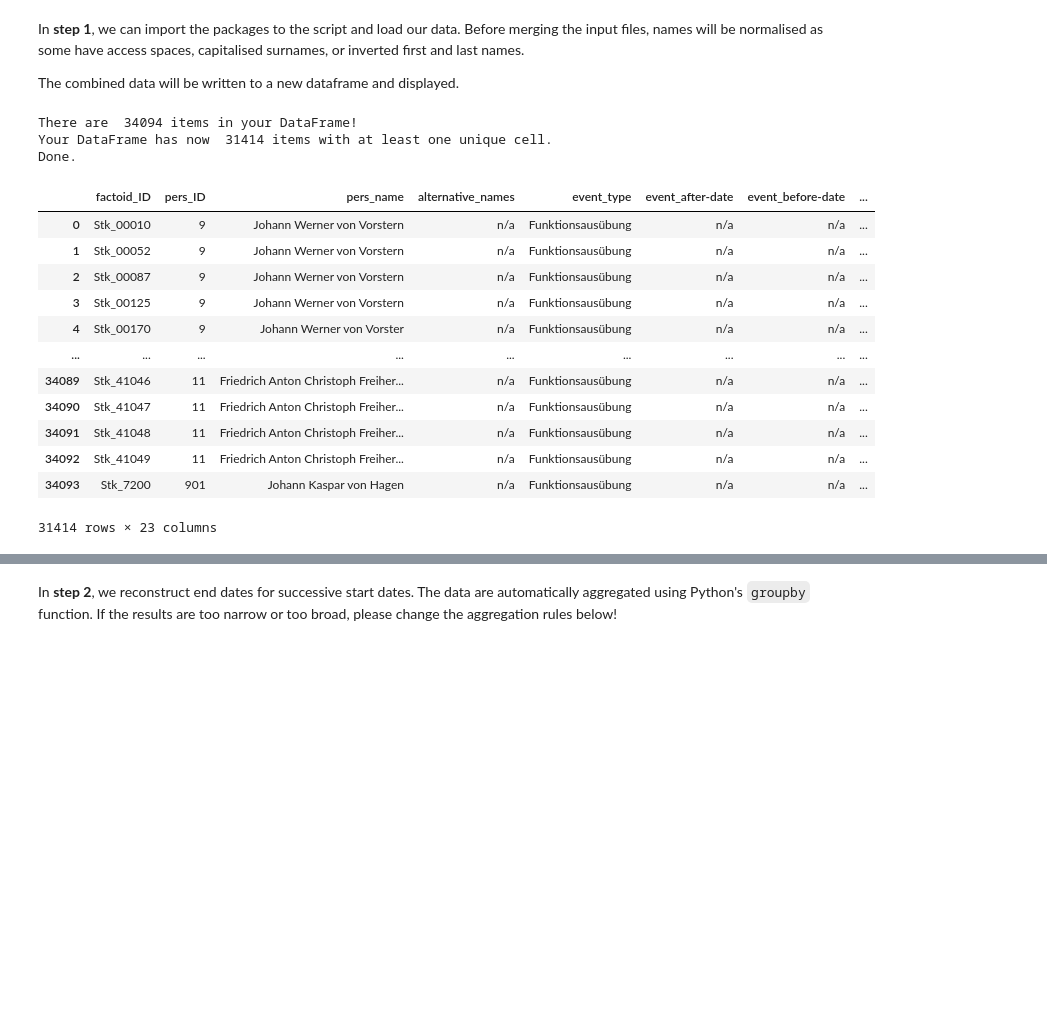
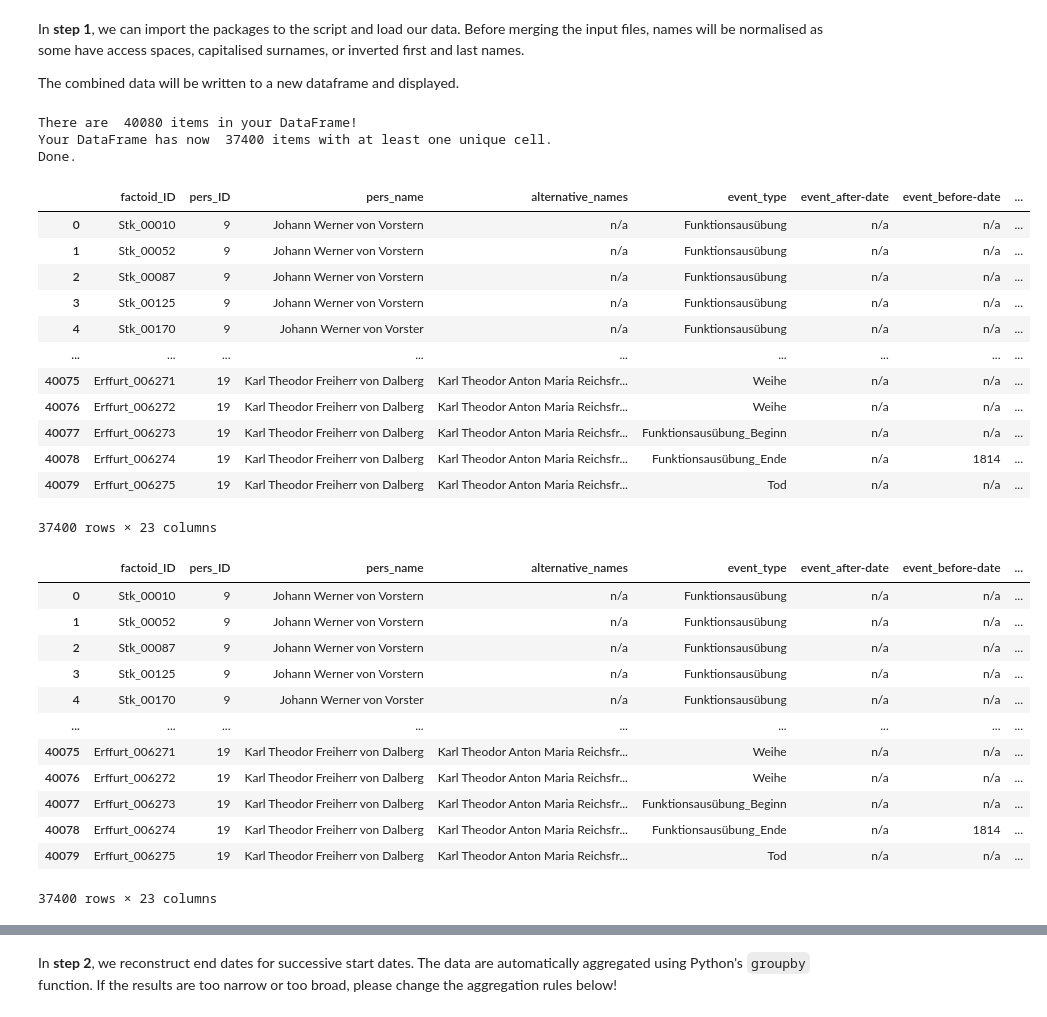
Before and after one commit to ieg-dhr/DigiKAR, a Jupyter notebook: JupyterNotebooks_DigiKAR/Factoids_Step2c_VerticalConsolidation_Staatskalender.ipynb, the cells around one changed output, grey strips where cells are left out. Saved outputs shown, nothing was run; the diff lists cells and outputs as text; code cells hidden in the pictures; blank space fills up the shorter version.

```diff
--- a/JupyterNotebooks_DigiKAR/Factoids_Step2c_VerticalConsolidation_Staatskalender.ipynb
+++ b/JupyterNotebooks_DigiKAR/Factoids_Step2c_VerticalConsolidation_Staatskalender.ipynb
@@ -51,7 +51,8 @@ factoid_paths=["https://github.com/ieg-dhr/DigiKAR/raw/main/Sample%20Data/Factoi
                "https://github.com/ieg-dhr/DigiKAR/raw/main/Sample%20Data/FactoidList_1756er_Staatskalender_Meta_final_TEST-MB_FS1.xlsx",
                "https://github.com/ieg-dhr/DigiKAR/raw/main/Sample%20Data/FactoidList_1756er_Staatskalender_Meta_final_TEST-MB_FS2.xlsx",
                "https://github.com/ieg-dhr/DigiKAR/raw/main/Sample%20Data/FactoidList_1756er_Staatskalender_Meta_final_TEST-MB_FS3.xlsx",
-               "https://github.com/ieg-dhr/DigiKAR/raw/main/Sample%20Data/FactoidList_1756er_Staatskalender_Meta_final_TEST-MB_FS4.xlsx"
+               "https://github.com/ieg-dhr/DigiKAR/raw/main/Sample%20Data/FactoidList_1756er_Staatskalender_Meta_final_TEST-MB_FS4.xlsx",
+               "https://github.com/ieg-dhr/DigiKAR/raw/main/Sample%20Data/FactoidList_Erfassung_Erfurt_Master_2022-11-11_Kopie.xlsx"
                ]
 
 # define dataframe for final output
@@ -100,43 +101,59 @@ column_names = ["factoid_ID",
                 "source_quotations",
                 "additional_info",
                 "comment",
                 "info_dump",
                 "source_combined",
                 "event_value", # add more potential categorisations if needed
                 "source",
                 "source_site"]
 
 df2 = f_unique.reindex(columns=column_names)
-df2.fillna('n/a', inplace=True)
 
 # populate some of the empty columns with data
 
 df2.loc[:, "event_end"] = df2["event_start"]
-df2.loc[:, "event_type"] = ["Funktionsausübung"] * 31414
+#df2.loc[:, "event_type"] = ["Funktionsausübung"] * 37400 # add new column with standard event if column is completely absent!
+df2["event_type"] = df2["event_type"].replace({'n/a':'Funktionsausübung'}) # add standard event in places where no other event is indicated!
+df2.fillna('n/a', inplace=True) # fill remaining blanks with string to ensure that all cells can be processed in the same way!
 df2['source_combined'] = df2['source'].astype(str) + ': ' + df2['source_site'].astype(str)
 
 print("Done.")
 
 # rename dataframe for next step
 
 display(df2)
+
+display(df2)
 # %% [output]
-There are  34094 items in your DataFrame!
-Your DataFrame has now  31414 items with at least one unique cell.
+There are  40080 items in your DataFrame!
+Your DataFrame has now  37400 items with at least one unique cell.
 Done.
 |  | factoid_ID | pers_ID | pers_name | alternative_names | event_type | event_after-date | event_before-date | ... |
 | 0 | Stk_00010 | 9 | Johann Werner von Vorstern | n/a | Funktionsausübung | n/a | n/a | ... |
 | 1 | Stk_00052 | 9 | Johann Werner von Vorstern | n/a | Funktionsausübung | n/a | n/a | ... |
 | 2 | Stk_00087 | 9 | Johann Werner von Vorstern | n/a | Funktionsausübung | n/a | n/a | ... |
 | 3 | Stk_00125 | 9 | Johann Werner von Vorstern | n/a | Funktionsausübung | n/a | n/a | ... |
 | 4 | Stk_00170 | 9 | Johann Werner von Vorster | n/a | Funktionsausübung | n/a | n/a | ... |
 | ... | ... | ... | ... | ... | ... | ... | ... | ... |
-| 34089 | Stk_41046 | 11 | Friedrich Anton Christoph Freiher... | n/a | Funktionsausübung | n/a | n/a | ... |
-| 34090 | Stk_41047 | 11 | Friedrich Anton Christoph Freiher... | n/a | Funktionsausübung | n/a | n/a | ... |
-| 34091 | Stk_41048 | 11 | Friedrich Anton Christoph Freiher... | n/a | Funktionsausübung | n/a | n/a | ... |
-| 34092 | Stk_41049 | 11 | Friedrich Anton Christoph Freiher... | n/a | Funktionsausübung | n/a | n/a | ... |
-| 34093 | Stk_7200 | 901 | Johann Kaspar von Hagen | n/a | Funktionsausübung | n/a | n/a | ... |
+| 40075 | Erffurt_006271 | 19 | Karl Theodor Freiherr von Dalberg | Karl Theodor Anton Maria Reichsfr... | Weihe | n/a | n/a | ... |
+| 40076 | Erffurt_006272 | 19 | Karl Theodor Freiherr von Dalberg | Karl Theodor Anton Maria Reichsfr... | Weihe | n/a | n/a | ... |
+| 40077 | Erffurt_006273 | 19 | Karl Theodor Freiherr von Dalberg | Karl Theodor Anton Maria Reichsfr... | Funktionsausübung_Beginn | n/a | n/a | ... |
+| 40078 | Erffurt_006274 | 19 | Karl Theodor Freiherr von Dalberg | Karl Theodor Anton Maria Reichsfr... | Funktionsausübung_Ende | n/a | 1814 | ... |
+| 40079 | Erffurt_006275 | 19 | Karl Theodor Freiherr von Dalberg | Karl Theodor Anton Maria Reichsfr... | Tod | n/a | n/a | ... |
-31414 rows × 23 columns
+37400 rows × 23 columns
+|  | factoid_ID | pers_ID | pers_name | alternative_names | event_type | event_after-date | event_before-date | ... |
+| 0 | Stk_00010 | 9 | Johann Werner von Vorstern | n/a | Funktionsausübung | n/a | n/a | ... |
+| 1 | Stk_00052 | 9 | Johann Werner von Vorstern | n/a | Funktionsausübung | n/a | n/a | ... |
+| 2 | Stk_00087 | 9 | Johann Werner von Vorstern | n/a | Funktionsausübung | n/a | n/a | ... |
+| 3 | Stk_00125 | 9 | Johann Werner von Vorstern | n/a | Funktionsausübung | n/a | n/a | ... |
+| 4 | Stk_00170 | 9 | Johann Werner von Vorster | n/a | Funktionsausübung | n/a | n/a | ... |
+| ... | ... | ... | ... | ... | ... | ... | ... | ... |
+| 40075 | Erffurt_006271 | 19 | Karl Theodor Freiherr von Dalberg | Karl Theodor Anton Maria Reichsfr... | Weihe | n/a | n/a | ... |
+| 40076 | Erffurt_006272 | 19 | Karl Theodor Freiherr von Dalberg | Karl Theodor Anton Maria Reichsfr... | Weihe | n/a | n/a | ... |
+| 40077 | Erffurt_006273 | 19 | Karl Theodor Freiherr von Dalberg | Karl Theodor Anton Maria Reichsfr... | Funktionsausübung_Beginn | n/a | n/a | ... |
+| 40078 | Erffurt_006274 | 19 | Karl Theodor Freiherr von Dalberg | Karl Theodor Anton Maria Reichsfr... | Funktionsausübung_Ende | n/a | 1814 | ... |
+| 40079 | Erffurt_006275 | 19 | Karl Theodor Freiherr von Dalberg | Karl Theodor Anton Maria Reichsfr... | Tod | n/a | n/a | ... |
+37400 rows × 23 columns
 # %%
 # Merge input dataframe with dfs containing person IDs and geocoding
 
```
Also changed, not shown: parts of 7 cells of this notebook.
